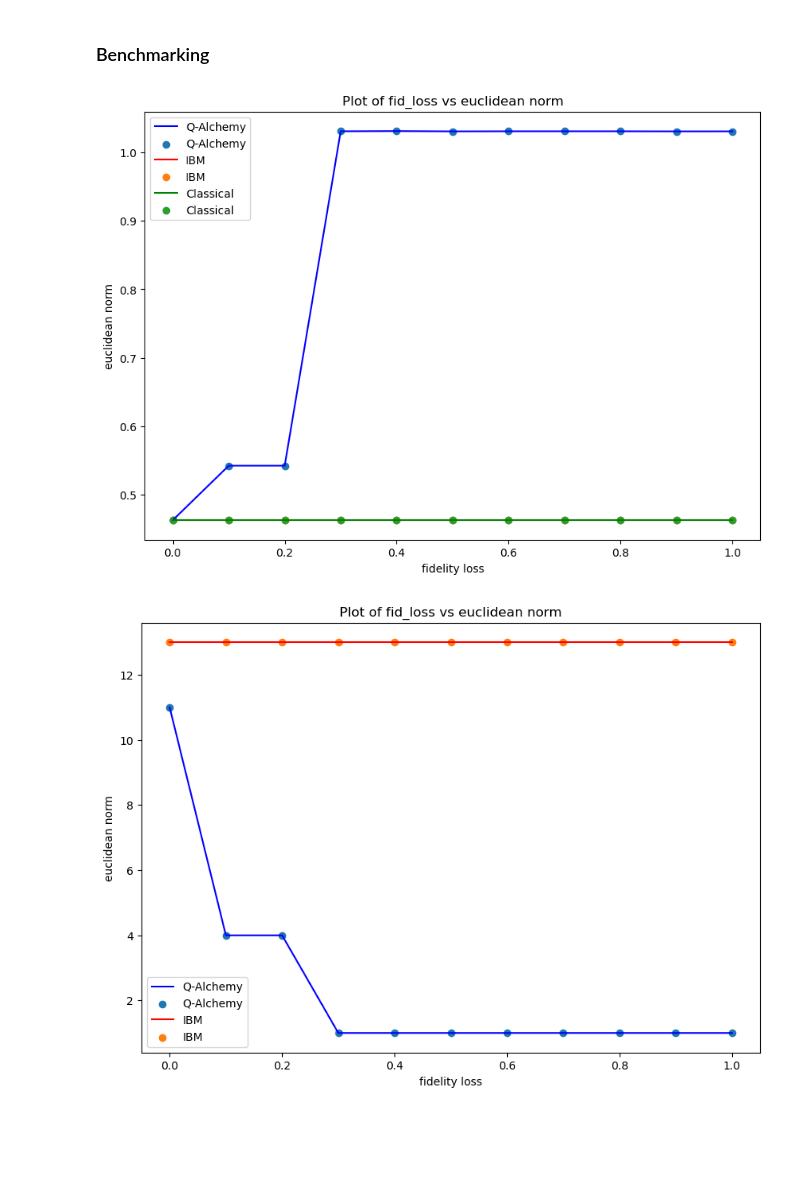
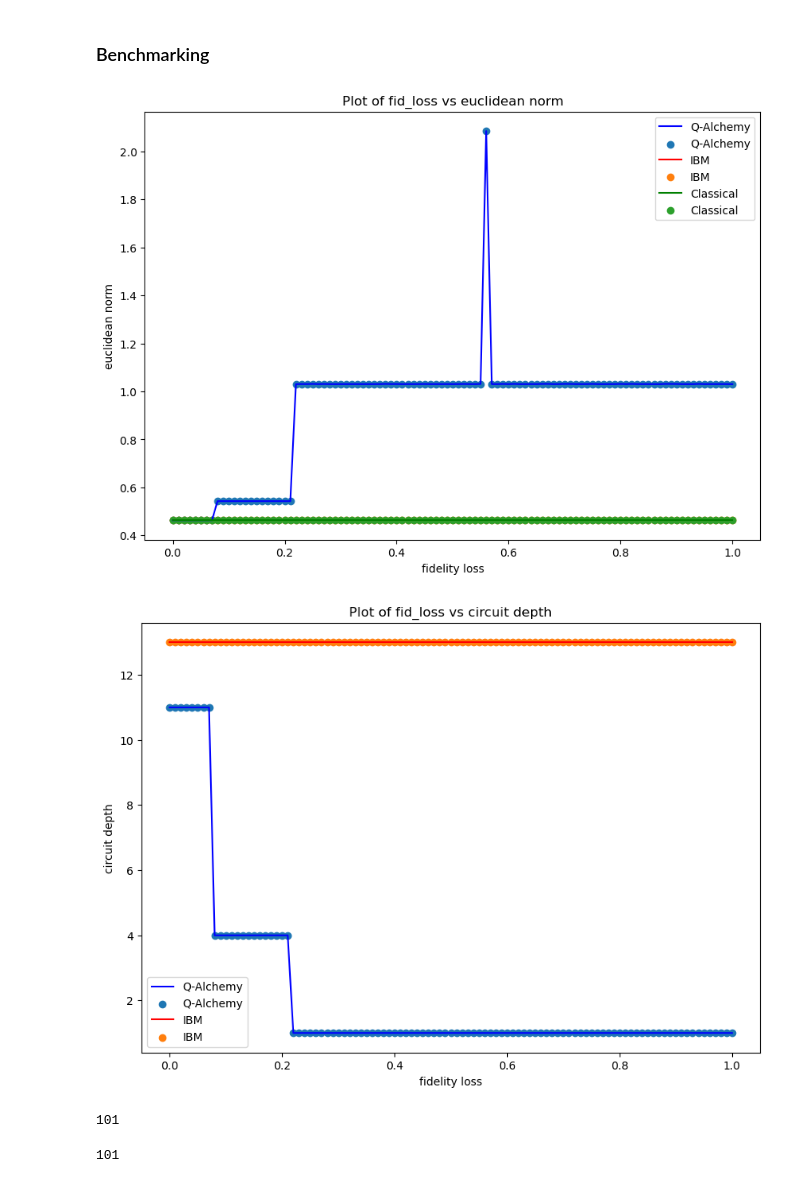
Before and after one commit to data-cybernetics/q-alchemy-sdk-py, a Jupyter notebook: examples/hhl_circuit_depth.ipynb, the cells around one changed output. Cells and saved outputs as stored; diff of their text form; code cells hidden in the pictures; blank space fills up the shorter version.

```diff
--- a/examples/hhl_circuit_depth.ipynb
+++ b/examples/hhl_circuit_depth.ipynb
@@ -76,7 +93,7 @@ def circuit_depth_generator(b, fid_loss):
 Define Matrices and solutions
 # %%
 b_path = 'hhl_data/trial_solution.npy'
-data_path = 'hhl_data/hhl_qalchemy_results.csv'
+data_path = 'hhl_data/hhl_qalchemy_results_0.01.csv'
 
 b = np.loadtxt(b_path)
 
@@ -167,24 +184,47 @@ plt.title('Plot of fid_loss vs euclidean norm')
 plt.legend()
 plt.show()
 # %% [output]
-[figure, old version]
+[figure, new version]
 # %%
 qal_depths = [circuit_depth_generator(b, fid_loss) for fid_loss in qal_fids]
 # %%
 fig: Figure = plt.figure(figsize =(10, 7))
 
 ibm_depths = [ibm_depth]*len(qal_fids)
 
 plt.plot(qal_fids, qal_depths, color='blue', label='Q-Alchemy')
 plt.scatter(qal_fids, qal_depths, label='Q-Alchemy')
 
 plt.plot(qal_fids, ibm_depths, color='red', label='IBM')
 plt.scatter(qal_fids, ibm_depths, label='IBM')
 
 plt.xlabel('fidelity loss')
-plt.ylabel('euclidean norm')
-plt.title('Plot of fid_loss vs euclidean norm')
+plt.ylabel('circuit depth')
+plt.title('Plot of fid_loss vs circuit depth')
 plt.legend()
 plt.show()
 # %% [output]
-[figure, old version]
+[figure, new version]
+# %%
+df = pd.read_csv(data_path, index_col=0)
+len(df['solution'])
+# %% [output]
+101
+# %%
+import ast
+import numpy as np
+
+qal_solution = []
+for i in range(len(df['solution'])):
+    str_array = df['solution'][i]
+    cleaned_str = str_array.replace('array(', '').replace('(', '').replace(')', '').replace('\n', '')
+
+    evaluated_list = ast.literal_eval(cleaned_str)
+
+    numpy_array = np.array(evaluated_list)
+    array = numpy_array.reshape(8)
+    qal_solution.append(array)
+
+print(len(qal_solution))
+# %% [output]
+101
```
Also changed, not shown: parts of 7 cells of this notebook, 5 other files.
